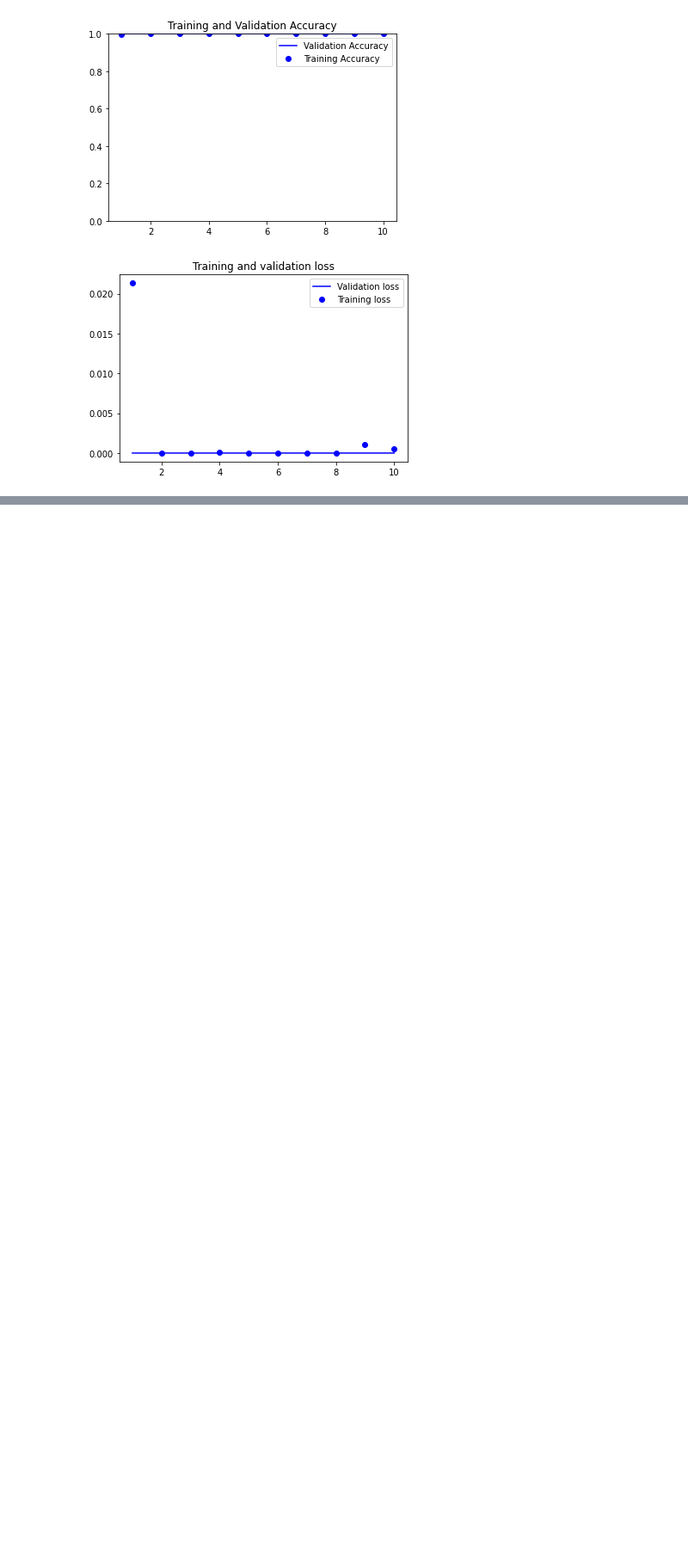
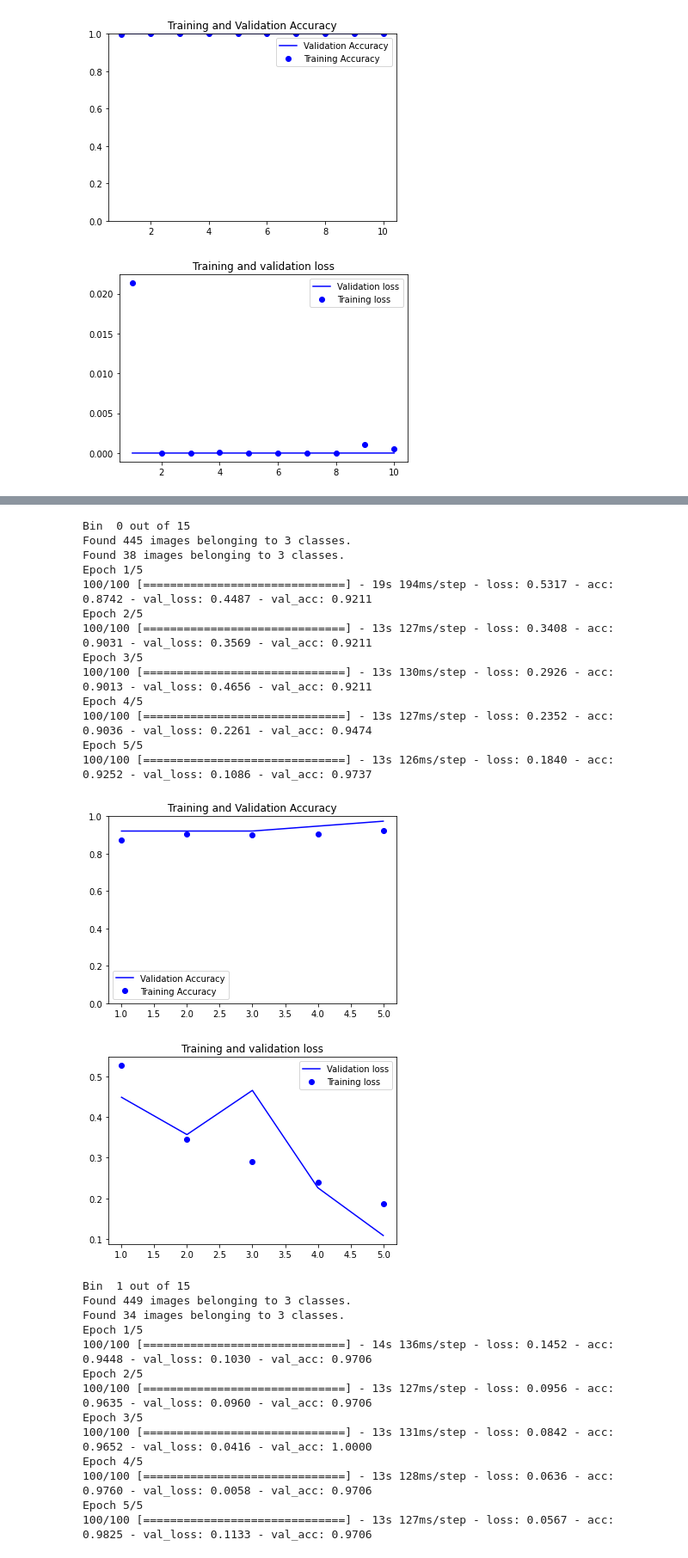
Before and after one commit to aviralsomani/driv-face-classifier, a Jupyter notebook: AviralSomani_FinalProject.ipynb, the cells around one changed output, grey strips where cells are left out. Shown at 86% size. Drawn from its saved outputs; the diff is of its cells as text; code cells hidden in the pictures; blank space fills up the shorter version.

```diff
--- a/AviralSomani_FinalProject.ipynb
+++ b/AviralSomani_FinalProject.ipynb
@@ -192,7 +192,7 @@ from keras import models
 from keras.preprocessing.image import ImageDataGenerator
 from keras import optimizers
 # %%
-def run_k_fold_cross_val(model, k):
+def run_k_fold_cross_val(model, k, steps_per_epoch=100, epochs=10, validation_steps=50):
   tr_dgen = ImageDataGenerator(rescale=1./255)
   vl_dgen = ImageDataGenerator(rescale=1./255)
   split_k_bins(trn_dir, k)
@@ -204,8 +204,9 @@ def run_k_fold_cross_val(model, k):
 
     vl_gen = vl_dgen.flow_from_directory(os.path.join(trn_dir, 'out'), target_size=(64, 64),
                                          batch_size=20, class_mode='categorical')
-    hist = model.fit_generator(tr_gen, steps_per_epoch=100, epochs=10,
-                               validation_data=vl_gen, validation_steps=50)
+
+    hist = model.fit_generator(tr_gen, steps_per_epoch=steps_per_epoch, epochs=epochs,
+                               validation_data=vl_gen, validation_steps=validation_steps)
     show_plots(hist)
     decoalesce_train_val(trn_dir)
   return_bins(trn_dir)
@@ -413,0 +326,18 @@ Found 305 images belonging to 3 classes.
+# %%
+model2 = models.Sequential()
+model2.add(layers.Conv2D(256, (3, 3), activation='relu',
+                         padding='same',
+                         input_shape=(64, 64, 3)))
+model2.add(layers.MaxPooling2D((2,2)))
+model2.add(layers.Conv2D(128, (3, 3), activation='relu',
+                        padding='same'))
+model2.add(layers.MaxPooling2D((2,2)))
+model2.add(layers.Flatten())
+model2.add(layers.Dense(128, activation='relu'))
+model2.add(layers.Dropout(0.5))
+model2.add(layers.Dense(64, activation='relu'))
+model2.add(layers.Dropout(0.5))
+model2.add(layers.Dense(32, activation='relu'))
+model2.add(layers.Dense(3, activation='softmax'))
+
+model2.summary()
@@ -413,0 +362,35 @@ Found 305 images belonging to 3 classes.
+# %%
+model2.compile(loss='categorical_crossentropy',
+              optimizer=optimizers.Adam(),
+              metrics=['acc'])
+
+run_k_fold_cross_val(model2, 15, steps_per_epoch=100, epochs=5, validation_steps=50)
+# %% [output]
+Bin  0 out of 15
+Found 445 images belonging to 3 classes.
+Found 38 images belonging to 3 classes.
+Epoch 1/5
+100/100 [==============================] - 19s 194ms/step - loss: 0.5317 - acc: 0.8742 - val_loss: 0.4487 - val_acc: 0.9211
+Epoch 2/5
+100/100 [==============================] - 13s 127ms/step - loss: 0.3408 - acc: 0.9031 - val_loss: 0.3569 - val_acc: 0.9211
+Epoch 3/5
+100/100 [==============================] - 13s 130ms/step - loss: 0.2926 - acc: 0.9013 - val_loss: 0.4656 - val_acc: 0.9211
+Epoch 4/5
+100/100 [==============================] - 13s 127ms/step - loss: 0.2352 - acc: 0.9036 - val_loss: 0.2261 - val_acc: 0.9474
+Epoch 5/5
+100/100 [==============================] - 13s 126ms/step - loss: 0.1840 - acc: 0.9252 - val_loss: 0.1086 - val_acc: 0.9737
+[figure, added]
+[figure, added]
+Bin  1 out of 15
+Found 449 images belonging to 3 classes.
+Found 34 images belonging to 3 classes.
+Epoch 1/5
+100/100 [==============================] - 14s 136ms/step - loss: 0.1452 - acc: 0.9448 - val_loss: 0.1030 - val_acc: 0.9706
+Epoch 2/5
+100/100 [==============================] - 13s 127ms/step - loss: 0.0956 - acc: 0.9635 - val_loss: 0.0960 - val_acc: 0.9706
+Epoch 3/5
+100/100 [==============================] - 13s 131ms/step - loss: 0.0842 - acc: 0.9652 - val_loss: 0.0416 - val_acc: 1.0000
+Epoch 4/5
+100/100 [==============================] - 13s 128ms/step - loss: 0.0636 - acc: 0.9760 - val_loss: 0.0058 - val_acc: 0.9706
+Epoch 5/5
+100/100 [==============================] - 13s 127ms/step - loss: 0.0567 - acc: 0.9825 - val_loss: 0.1133 - val_acc: 0.9706
```
Also changed, not shown: parts of 16 cells of this notebook.
